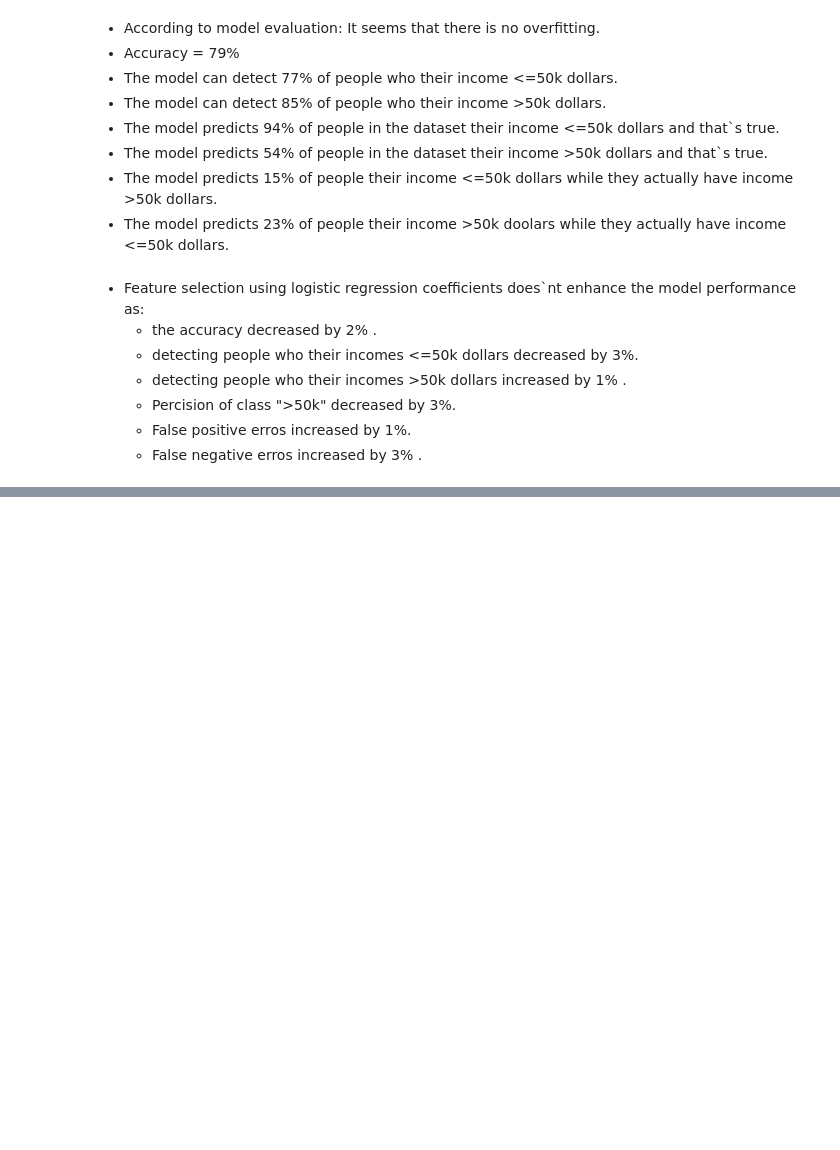
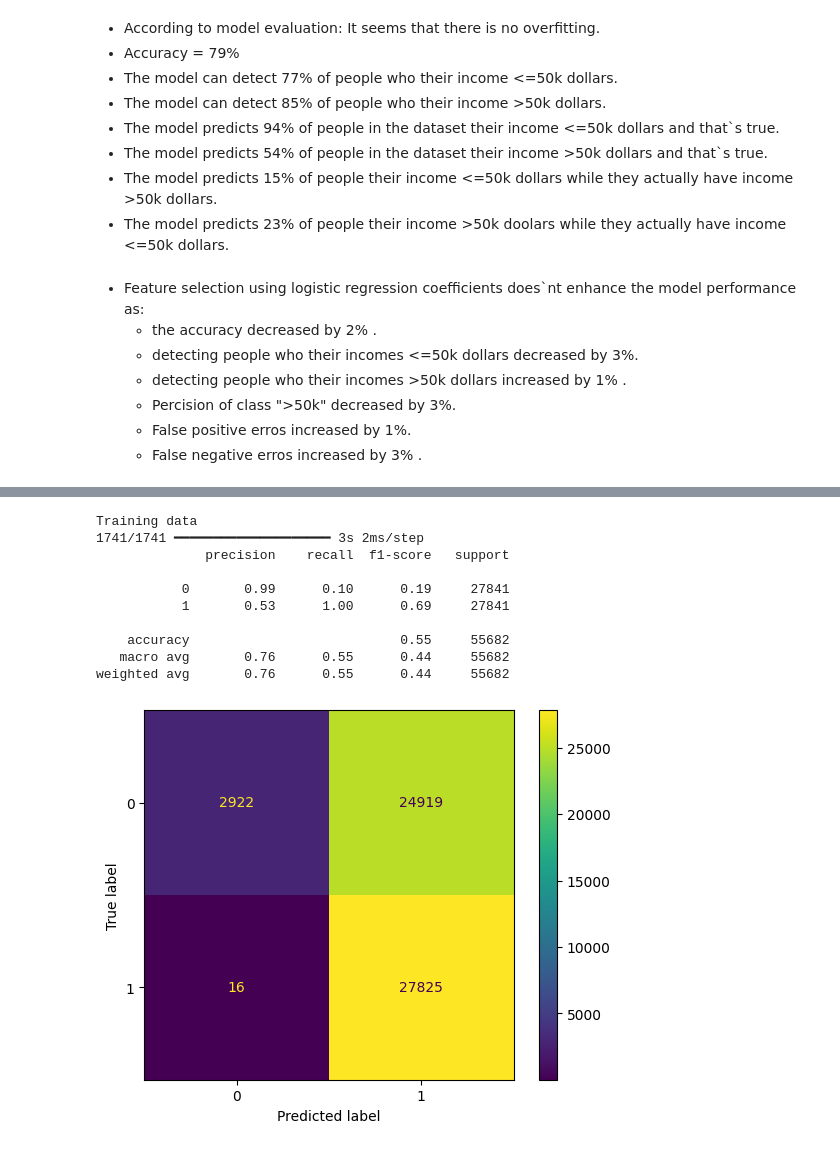
Before and after one commit to insafroumy/Adult-Income-Prediction, a Jupyter notebook: Adult_Income_Prediction.ipynb, the cells around one changed output, grey strips where cells are left out. Saved outputs shown, nothing was run; the diff lists cells and outputs as text; code cells hidden in the pictures; blank space fills up the shorter version.

```diff
--- a/Adult_Income_Prediction.ipynb
+++ b/Adult_Income_Prediction.ipynb
@@ -950,0 +698,35 @@ It seems that there is no overfitting.
+# %%
+# Build and Compile Model within a function to try different optimizers, units,learning rates and dropout values
+def build_model(hp):
+    # Instantiate Model
+    model = Sequential()
+    # First hidden layer
+    # Try different values for units
+    model.add(Dense(units=hp.Int('units', min_value=31, max_value=81, step=10),input_dim = input_shape, activation='relu'))
+    # Try different values for dropout rate
+    model.add(Dropout(hp.Float(name="dropout_value", min_value=0.0, max_value=0.5, step=0.1)))
+    model.add(Dense(1, activation = 'sigmoid'))
+
+    # Try different optimizers and learning rates by passing their string names
+    optimizer_choice = hp.Choice('optimizer', values=['adam', 'nadam', 'rmsprop'])
+    learning_rate = hp.Choice('learning_rate', values=[.1, .01, .001])
+    if optimizer_choice == 'adam':
+        optimizer = tf.keras.optimizers.Adam(learning_rate=learning_rate)
+    elif optimizer_choice == 'nadam':
+        optimizer = tf.keras.optimizers.Nadam(learning_rate=learning_rate)
+    elif optimizer_choice == 'rmsprop':
+        optimizer = tf.keras.optimizers.RMSprop(learning_rate=learning_rate)
+
+    # Compile Model with the chosen optimizer and learning rate
+    model.compile(optimizer=optimizer,
+                  loss='binary_crossentropy', # Use binary_crossentropy for binary classification
+                  metrics=['accuracy',tf.keras.metrics.Recall(name='recall'),tf.keras.metrics.Precision(name='precision')])
+    return model
+# %%
+# Make a folder to store results of hyperparameter tuning
+import os
+folder = 'KerasTuner/'
+os.makedirs(folder, exist_ok=True)
+# %%
+# Define tuner object
+tuner = kt.Hyperband(build_model, objective='val_accuracy', max_epochs=100, directory=folder, overwrite = False, seed = 42 , project_name='Adult_incomes_tuning')
@@ -950,0 +757,4 @@ It seems that there is no overfitting.
+# %%
+# Obtain best model
+best_model = tuner.get_best_models()[0]
+best_model.summary()
@@ -950,0 +805,18 @@ It seems that there is no overfitting.
+# %%
+# evaluate using classification metrics
+print('Training data')
+train_preds= best_model.predict(X_train_resampled)
+print(classification_report(y_train_encoded, train_preds.round()))
+ConfusionMatrixDisplay.from_predictions(y_train_encoded, train_preds.round());
+# %% [output]
+Training data
+1741/1741 ━━━━━━━━━━━━━━━━━━━━ 3s 2ms/step
+              precision    recall  f1-score   support
+
+           0       0.99      0.10      0.19     27841
+           1       0.53      1.00      0.69     27841
+
+    accuracy                           0.55     55682
+   macro avg       0.76      0.55      0.44     55682
+weighted avg       0.76      0.55      0.44     55682
+[figure, added]
```
Also changed, not shown: parts of 68 cells of this notebook.
